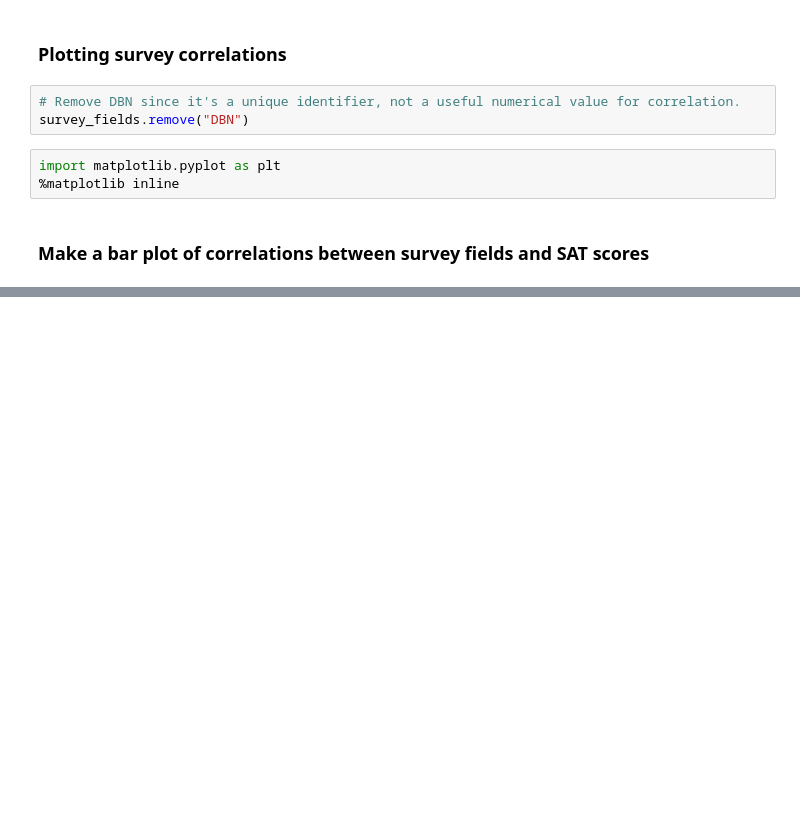
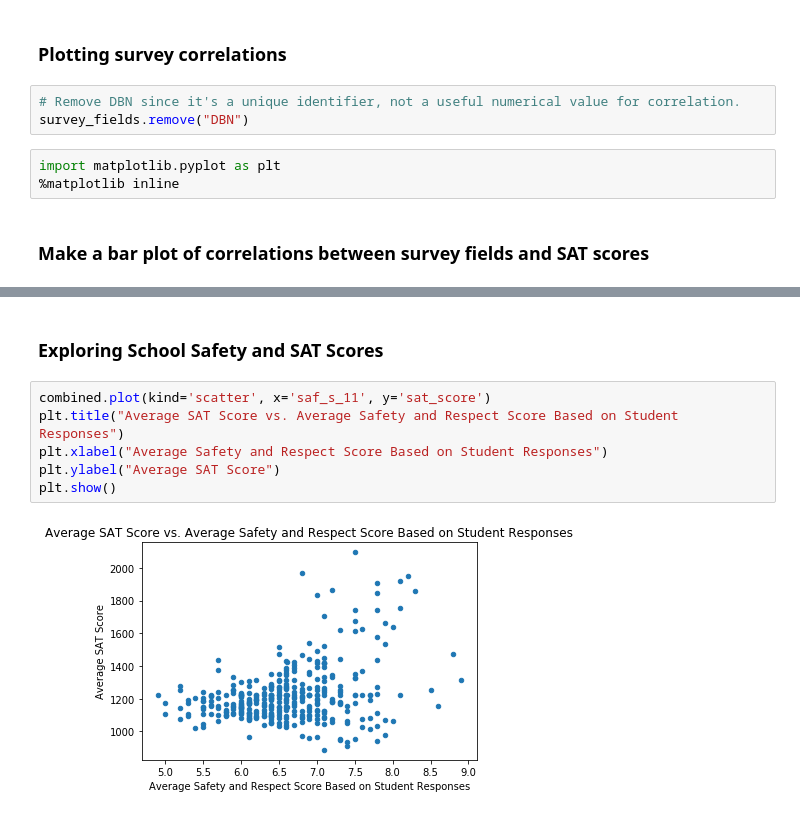
Before and after one commit to cfrisby/DataQuest_Projects, a Jupyter notebook: Analyzing NYC High School Data/Schools.ipynb, the cells around one changed output, grey strips where cells are left out. Cells and saved outputs as stored; diff of their text form; blank space fills up the shorter version.

```diff
--- a/Analyzing NYC High School Data/Schools.ipynb
+++ b/Analyzing NYC High School Data/Schools.ipynb
@@ -195,0 +199,10 @@ The data dictionary for the survey fields plotted above can be found [here](http
+# %% [markdown]
+### Exploring School Safety and SAT Scores
+# %%
+combined.plot(kind='scatter', x='saf_s_11', y='sat_score')
+plt.title("Average SAT Score vs. Average Safety and Respect Score Based on Student Responses")
+plt.xlabel("Average Safety and Respect Score Based on Student Responses")
+plt.ylabel("Average SAT Score")
+plt.show()
+# %% [output]
+[figure, added]
```
Also changed, not shown: parts of 20 cells of this notebook, 1 other file.
